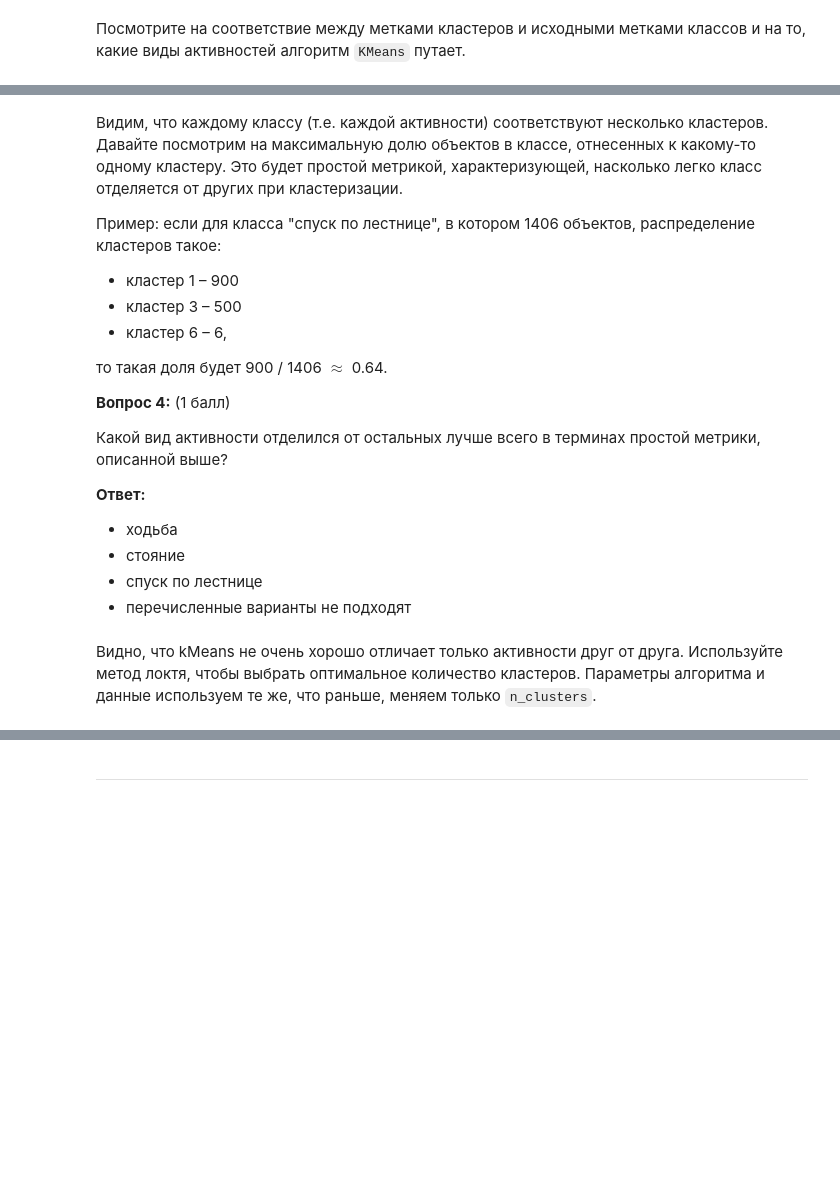
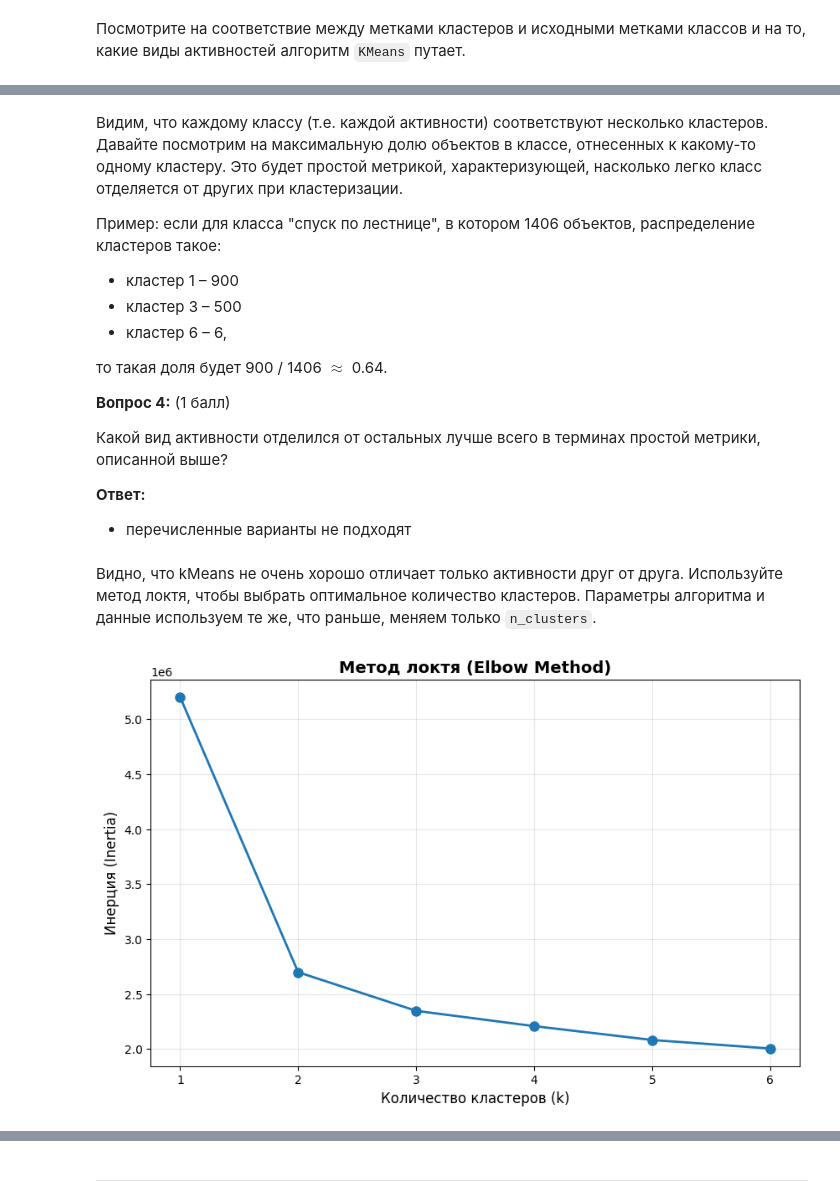
Before and after one commit to nPaBwaYT/MLLabs, a Jupyter notebook: hw3/hw3-unsupervised.ipynb, the cells around one changed output, grey strips where cells are left out. Saved outputs shown, nothing was run; the diff lists cells and outputs as text; code cells hidden in the pictures; blank space fills up the shorter version.

```diff
--- a/hw3/hw3-unsupervised.ipynb
+++ b/hw3/hw3-unsupervised.ipynb
@@ -147,7 +136,3 @@ plt.show()
 - **random_state** = RANDOM_STATE (для воспроизводимости результата)
 
 Остальные параметры со значениями по умолчанию.
-# %%
-# Ваш код здесь
-kmeans = KMeans(n_clusters=n_classes, n_init=100, random_state=RANDOM_STATE)
-cluster_labels = kmeans.fit_predict(X_pca)
@@ -192,18 +321,27 @@ tab
 Какой вид активности отделился от остальных лучше всего в терминах простой  метрики, описанной выше?<br>
 
 **Ответ:**
-- ходьба
-- стояние
-- спуск по лестнице
 - перечисленные варианты не подходят
 # %% [markdown]
 Видно, что kMeans не очень хорошо отличает только активности друг от друга. Используйте метод локтя, чтобы выбрать оптимальное количество кластеров. Параметры алгоритма и данные используем те же, что раньше, меняем только `n_clusters`.
-# %%
-# Ваш код здесь
-inertia = []
-for k in range(1, n_classes + 1):
-    kmeans = KMeans(n_clusters=k, n_init=100, random_state=RANDOM_STATE).fit(X_pca)
-    inertia.append(kmeans.inertia_)
+# %%
+# Ваш код здесь
+inertia = []
+k_values = range(1, n_classes + 1)
+for k in k_values:
+    kmeans = KMeans(n_clusters=k, n_init=100, random_state=RANDOM_STATE).fit(X_pca)
+    inertia.append(kmeans.inertia_)
+
+plt.figure(figsize=(10, 6))
+plt.plot(k_values, inertia, marker='o', linestyle='-', linewidth=2, markersize=8)
+plt.xlabel('Количество кластеров (k)', fontsize=12)
+plt.ylabel('Инерция (Inertia)', fontsize=12)
+plt.title('Метод локтя (Elbow Method)', fontsize=14, fontweight='bold')
+plt.grid(True, alpha=0.3)
+plt.xticks(k_values)
+plt.show()
+# %% [output]
+[figure, added]
 # %% [markdown]
 **Вопрос 5:** (1 балл)
 
```
Also changed, not shown: parts of 13 cells of this notebook.
